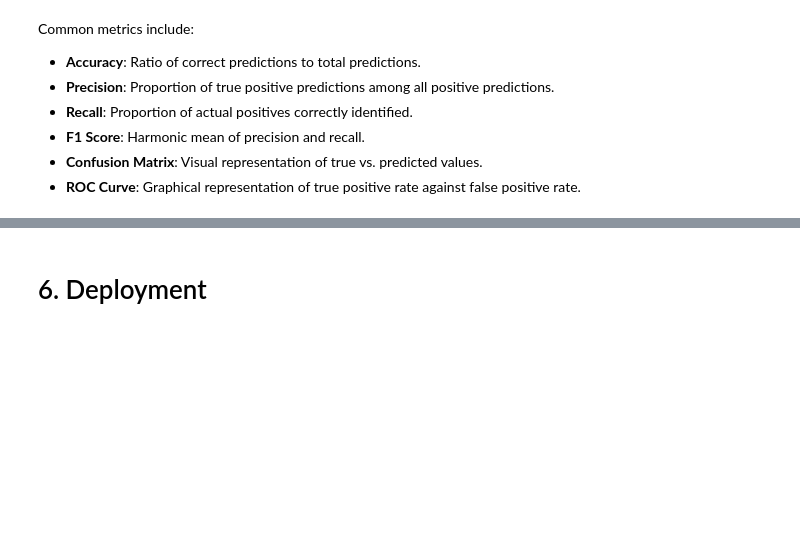
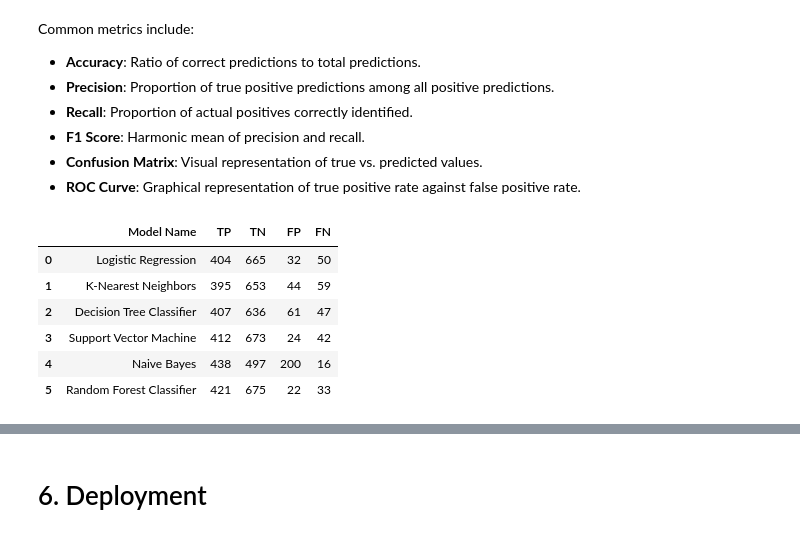
Before and after one commit to hansdarmawann/spambase-lgbm, a Jupyter notebook: spb_hd.ipynb, the cells around one changed output, grey strips where cells are left out. Drawn from its saved outputs; the diff is of its cells as text; code cells hidden in the pictures; blank space fills up the shorter version.

```diff
--- a/spb_hd.ipynb
+++ b/spb_hd.ipynb
@@ -504,3 +435,37 @@ Common metrics include:
 - **F1 Score**: Harmonic mean of precision and recall.
 - **Confusion Matrix**: Visual representation of true vs. predicted values.
 - **ROC Curve**: Graphical representation of true positive rate against false positive rate.
+# %%
+# Initialize an empty list to store confusion matrix results
+confusion_results = []
+
+# Evaluate the models
+for model_name, pipeline in pipelines.items():
+    y_pred = pipeline.predict(X_test)
+    cm = confusion_matrix(y_test, y_pred)
+
+    # Extract TP, TN, FP, FN from confusion matrix
+    TN, FP, FN, TP = cm.ravel()  # Ensure the confusion matrix is in the correct order
+
+    # Append the results to the list
+    confusion_results.append({
+        'Model Name': model_name,
+        'TP': TP,
+        'TN': TN,
+        'FP': FP,
+        'FN': FN
+    })
+
+# Create a DataFrame from the confusion results
+confusion_df = pd.DataFrame(confusion_results)
+
+# Display the DataFrame
+confusion_df
+# %% [output]
+|  | Model Name | TP | TN | FP | FN |
+| 0 | Logistic Regression | 404 | 665 | 32 | 50 |
+| 1 | K-Nearest Neighbors | 395 | 653 | 44 | 59 |
+| 2 | Decision Tree Classifier | 407 | 636 | 61 | 47 |
+| 3 | Support Vector Machine | 412 | 673 | 24 | 42 |
+| 4 | Naive Bayes | 438 | 497 | 200 | 16 |
+| 5 | Random Forest Classifier | 421 | 675 | 22 | 33 |
```
Also changed, not shown: parts of 6 cells of this notebook.
